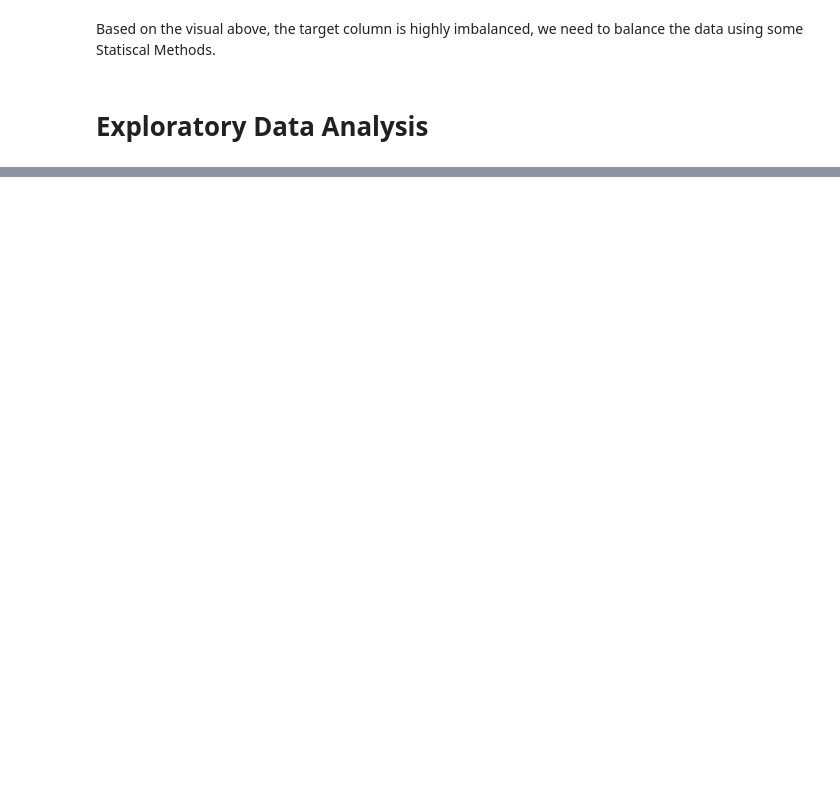
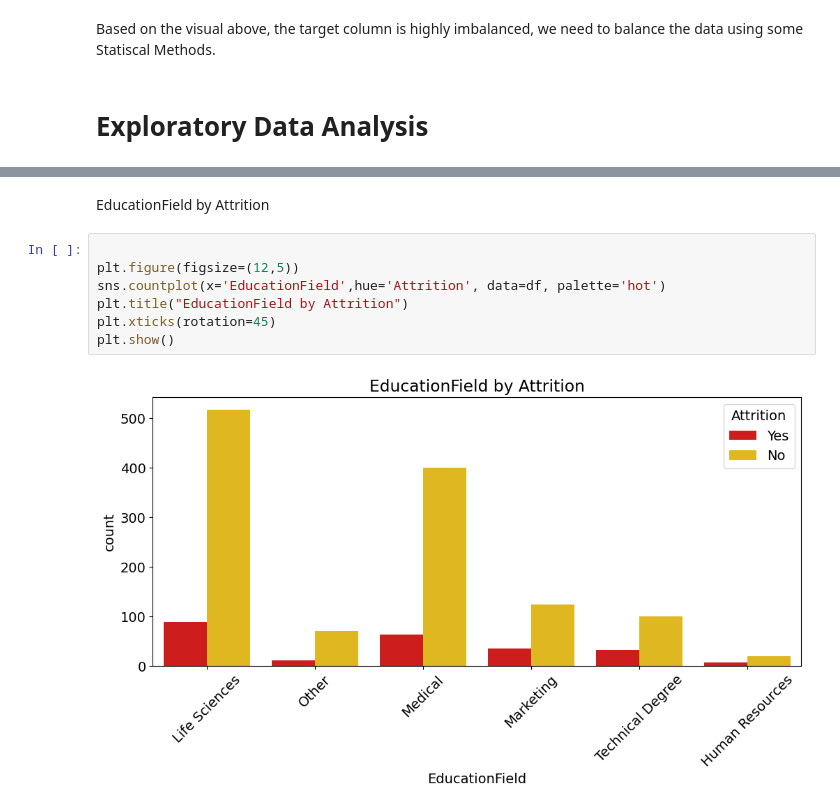
Before and after one commit to kalzumaki/attrition-hr-data-analytics, a Jupyter notebook: teamOne.ipynb, the cells around one changed output, grey strips where cells are left out. Cells and saved outputs as stored; diff of their text form; blank space fills up the shorter version.

```diff
--- a/teamOne.ipynb
+++ b/teamOne.ipynb
@@ -240,0 +226,11 @@ df
+# %% [markdown]
+EducationField by Attrition
+# %%
+
+plt.figure(figsize=(12,5))
+sns.countplot(x='EducationField',hue='Attrition', data=df, palette='hot')
+plt.title("EducationField by Attrition")
+plt.xticks(rotation=45)
+plt.show()
+# %% [output]
+[figure, added]
```
Also changed, not shown: parts of 26 cells of this notebook.
